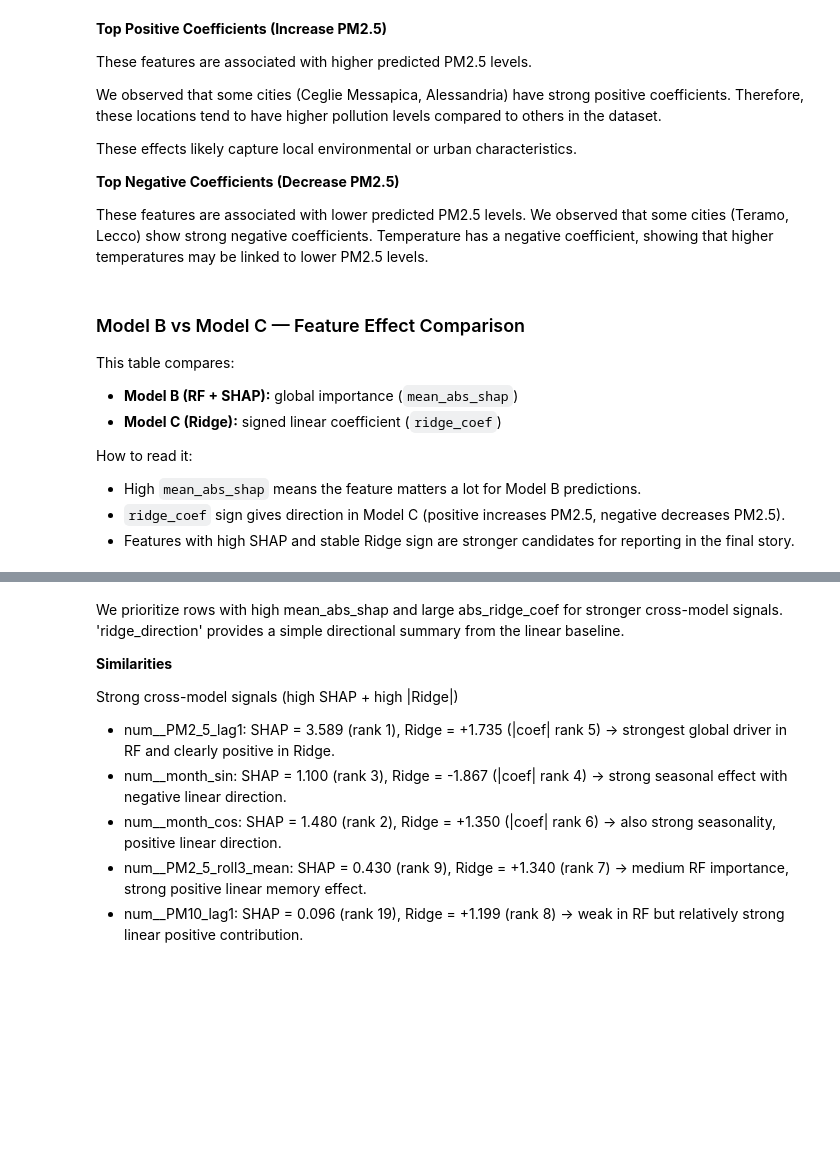
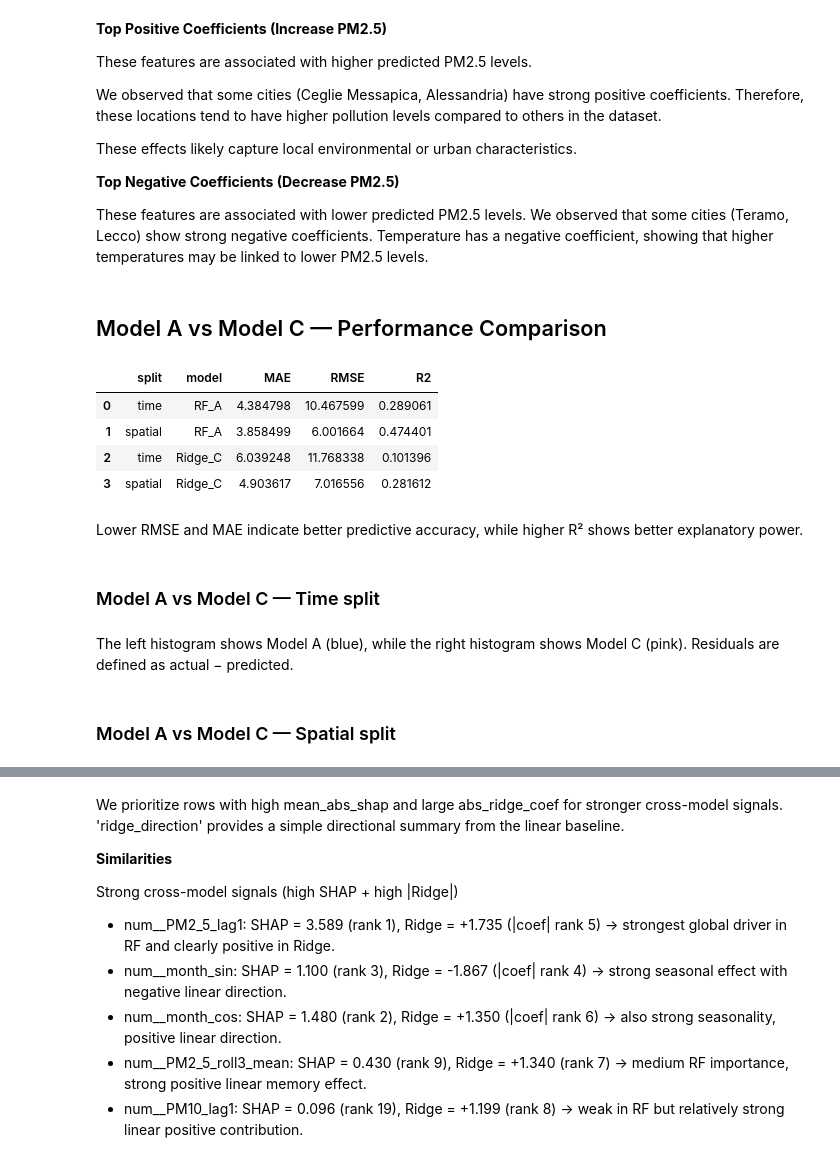
Before and after one commit to yelenashabanova/GrandChallengeAccenture, a Jupyter notebook: model.ipynb, the cells around one changed output, grey strips where cells are left out. Cells and saved outputs as stored; diff of their text form; code cells hidden in the pictures; blank space fills up the shorter version.

```diff
--- a/model.ipynb
+++ b/model.ipynb
@@ -1092,13 +1268,22 @@ These features are associated with lower predicted PM2.5 levels.
 We observed that some cities (Teramo, Lecco) show strong negative coefficients.
 Temperature has a negative coefficient, showing that higher temperatures may be linked to lower PM2.5 levels.
 # %% [markdown]
-### Model B vs Model C — Feature Effect Comparison
-
-This table compares:
-- **Model B (RF + SHAP):** global importance (`mean_abs_shap`)
-- **Model C (Ridge):** signed linear coefficient (`ridge_coef`)
-
-How to read it:
-- High `mean_abs_shap` means the feature matters a lot for Model B predictions.
-- `ridge_coef` sign gives direction in Model C (positive increases PM2.5, negative decreases PM2.5).
-- Features with high SHAP and stable Ridge sign are stronger candidates for reporting in the final story.
+## Model A vs Model C — Performance Comparison
+# %%
+metrics_ac = pd.DataFrame([
+    {"split": "time",    "model": f"{champion_a_name}_A", **m_champ_a_t},
+    {"split": "spatial", "model": f"{champion_a_name}_A", **m_champ_a_s},
+    {"split": "time",    "model": "Ridge_C", **m_ridge_t},
+    {"split": "spatial", "model": "Ridge_C", **m_ridge_s},
+])
+
+display(metrics_ac)
+metrics_ac.to_csv("model_output/modela_modelc_metrics_comparison.csv", index=False)
+# %% [output]
+|  | split | model | MAE | RMSE | R2 |
+| 0 | time | RF_A | 4.384798 | 10.467599 | 0.289061 |
+| 1 | spatial | RF_A | 3.858499 | 6.001664 | 0.474401 |
+| 2 | time | Ridge_C | 6.039248 | 11.768338 | 0.101396 |
+| 3 | spatial | Ridge_C | 4.903617 | 7.016556 | 0.281612 |
+# %% [markdown]
+Lower RMSE and MAE indicate better predictive accuracy, while higher R² shows better explanatory power.
@@ -1104,0 +1318,2 @@ How to read it:
+# %% [markdown]
+### Model A vs Model C — Time split
@@ -1104,0 +1377,5 @@ How to read it:
+# %% [markdown]
+The left histogram shows Model A (blue), while the right histogram shows Model C (pink).
+Residuals are defined as actual − predicted.
+# %% [markdown]
+### Model A vs Model C — Spatial split
```
Also changed, not shown: parts of 33 cells of this notebook.
